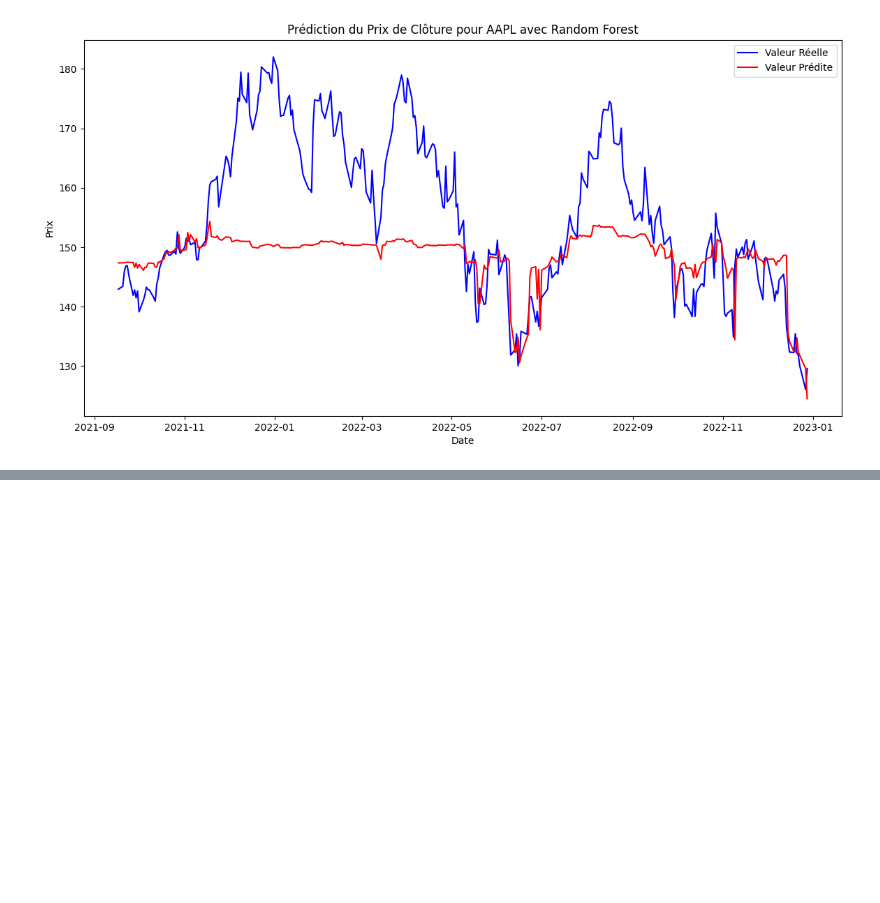
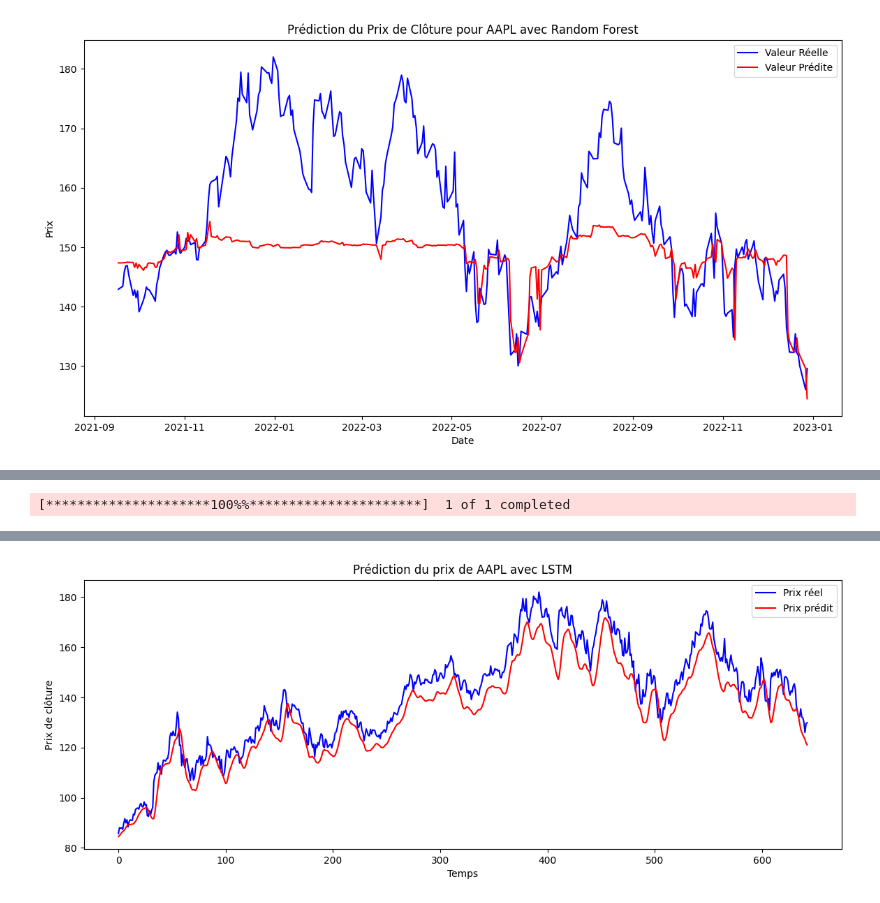
Before and after one commit to albart67/analyse_technique, a Jupyter notebook: Tool_analyse_technique.ipynb, the cells around one changed output, grey strips where cells are left out. Drawn from its saved outputs; the diff is of its cells as text; code cells hidden in the pictures; blank space fills up the shorter version.

Commit message:
Tensorflow ajout

```diff
--- a/Tool_analyse_technique.ipynb
+++ b/Tool_analyse_technique.ipynb
@@ -338,0 +400,73 @@ Erreur quadratique moyenne (MSE): 154.82288147546828
+# %%
+
+import numpy as np
+import pandas as pd
+import yfinance as yf
+import tensorflow as tf
+from sklearn.preprocessing import MinMaxScaler
+from sklearn.model_selection import train_test_split
+import matplotlib.pyplot as plt
+
+# Téléchargement des données AAPL depuis Yahoo Finance
+df = yf.download('AAPL', start='2010-01-01', end='2023-01-01')
+
+# Utilisation de la colonne 'Close' pour la prévision
+data = df[['Close']]
+
+# Normalisation des données
+scaler = MinMaxScaler(feature_range=(0, 1))
+scaled_data = scaler.fit_transform(data['Close'].values.reshape(-1, 1))
+
+# Préparation des données d'entraînement et de test
+def create_dataset(dataset, look_back=60):
+    X, y = [], []
+    for i in range(len(dataset) - look_back):
+        X.append(dataset[i:(i + look_back), 0])
+        y.append(dataset[i + look_back, 0])
+    return np.array(X), np.array(y)
+
+look_back = 60
+X, y = create_dataset(scaled_data, look_back)
+
+X_train, X_test, y_train, y_test = train_test_split(X, y, test_size=0.2, shuffle=False)
+
+# Reshape les données pour les rendre compatibles avec LSTM
+X_train = np.reshape(X_train, (X_train.shape[0], X_train.shape[1], 1))
+X_test = np.reshape(X_test, (X_test.shape[0], X_test.shape[1], 1))
+
+# Construction du modèle LSTM
+model = tf.keras.Sequential([
+    tf.keras.layers.LSTM(50, return_sequences=True, input_shape=(look_back, 1)),
+    tf.keras.layers.LSTM(50, return_sequences=False),
+    tf.keras.layers.Dense(25),
+    tf.keras.layers.Dense(1)
+])
+
+# Compilation du modèle
+model.compile(optimizer='adam', loss='mean_squared_error')
+
+# Entraînement du modèle
+model.fit(X_train, y_train, batch_size=32, epochs=20)
+
+# Prédiction des prix
+predictions = model.predict(X_test)
+predictions = scaler.inverse_transform(predictions)
+
+# Comparaison avec les valeurs réelles
+y_test = scaler.inverse_transform(y_test.reshape(-1, 1))
+
+# Calcul de l'erreur
+rmse = np.sqrt(np.mean(predictions - y_test)**2)
+print("Erreur quadratique moyenne (RMSE):", rmse)
+
+# Visualisation des résultats
+plt.figure(figsize=(14,5))
+plt.plot(y_test, color='blue', label='Prix réel')
+plt.plot(predictions, color='red', label='Prix prédit')
+plt.title('Prédiction du prix de AAPL avec LSTM')
+plt.xlabel('Temps')
+plt.ylabel('Prix de clôture')
+plt.legend()
+plt.show()
+# %% [output]
+[*********************100%%**********************]  1 of 1 completed
@@ -338,0 +490 @@ Erreur quadratique moyenne (MSE): 154.82288147546828
+[figure, added]
```
Also changed, not shown: parts of 2 cells of this notebook.
